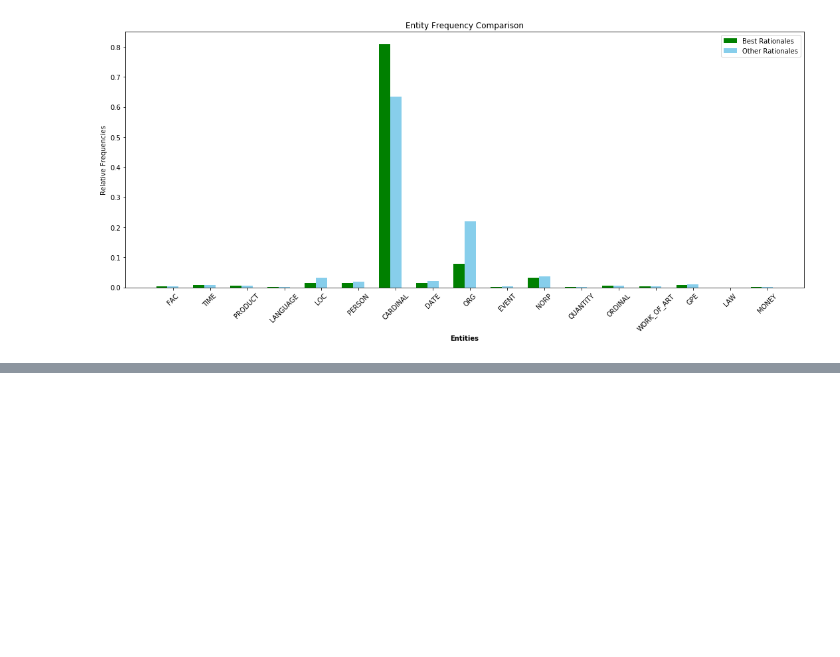
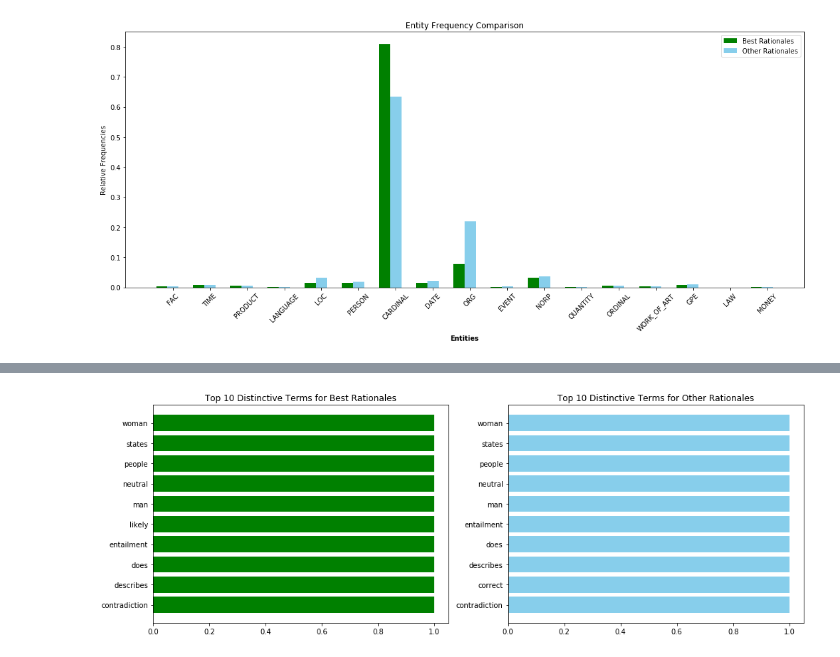
Before and after one commit to huypham1103/distilling-step-by-step, a Jupyter notebook: [API] dataset/research.ipynb, the cells around one changed output, grey strips where cells are left out. Saved outputs shown, nothing was run; the diff lists cells and outputs as text; code cells hidden in the pictures; blank space fills up the shorter version.

```diff
--- a/[API] dataset/research.ipynb
+++ b/[API] dataset/research.ipynb
@@ -496,0 +586,25 @@ plt.show()
+# %%
+from sklearn.feature_extraction.text import TfidfVectorizer
+
+vectorizer = TfidfVectorizer(max_df=0.85, stop_words='english', max_features=10)
+best_tfidf = vectorizer.fit_transform(best_texts)
+best_feature_names = vectorizer.get_feature_names()
+
+vectorizer = TfidfVectorizer(max_df=0.85, stop_words='english', max_features=10)
+other_tfidf = vectorizer.fit_transform(other_texts)
+other_feature_names = vectorizer.get_feature_names()
+# %%
+plt.figure(figsize=(14, 5))
+
+plt.subplot(1, 2, 1)
+plt.barh(best_feature_names, [1]*10, color='green')  # Here we're just using a count of 1 for visualization purposes
+plt.title('Top 10 Distinctive Terms for Best Rationales')
+
+plt.subplot(1, 2, 2)
+plt.barh(other_feature_names, [1]*10, color='skyblue')  # Here we're just using a count of 1 for visualization purposes
+plt.title('Top 10 Distinctive Terms for Other Rationales')
+
+plt.tight_layout()
+plt.show()
+# %% [output]
+[figure, added]
```
Also changed, not shown: parts of 50 cells of this notebook, 1 other file.
